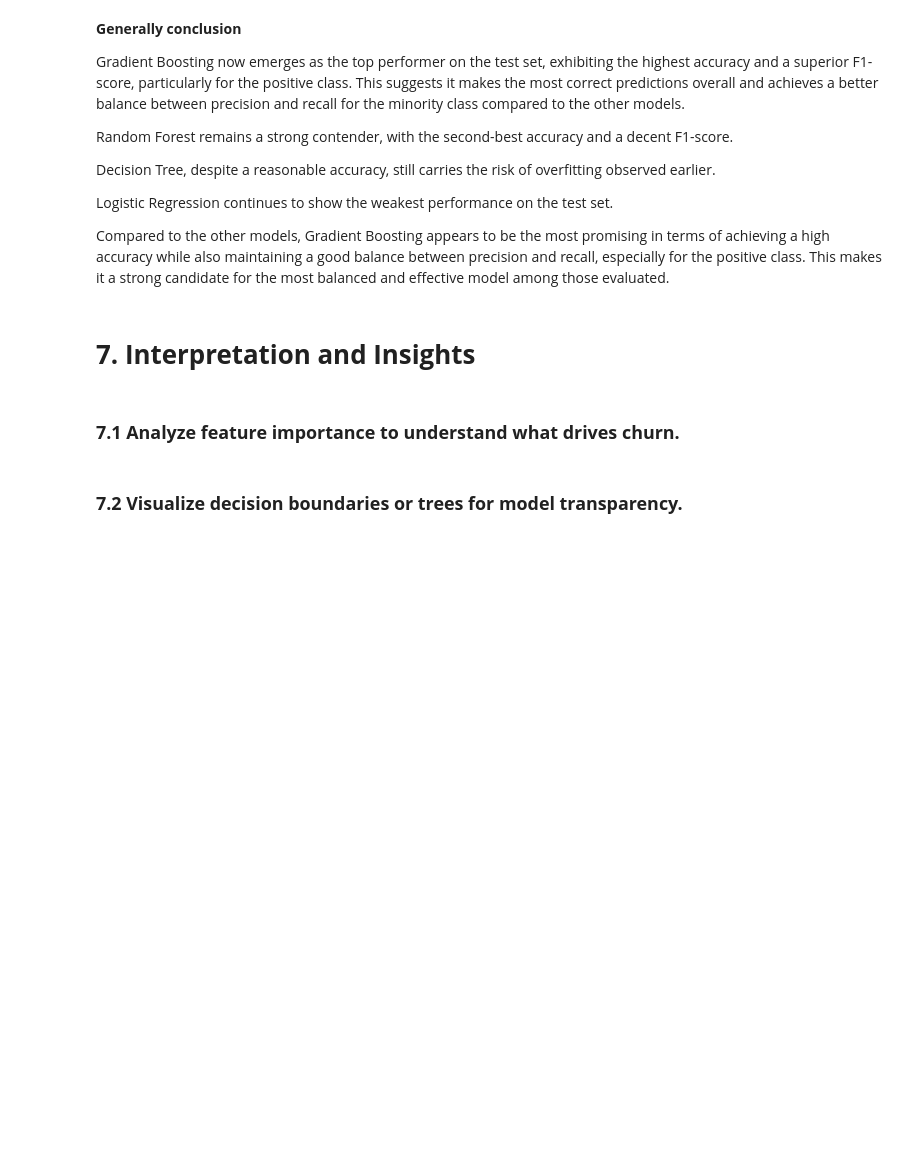
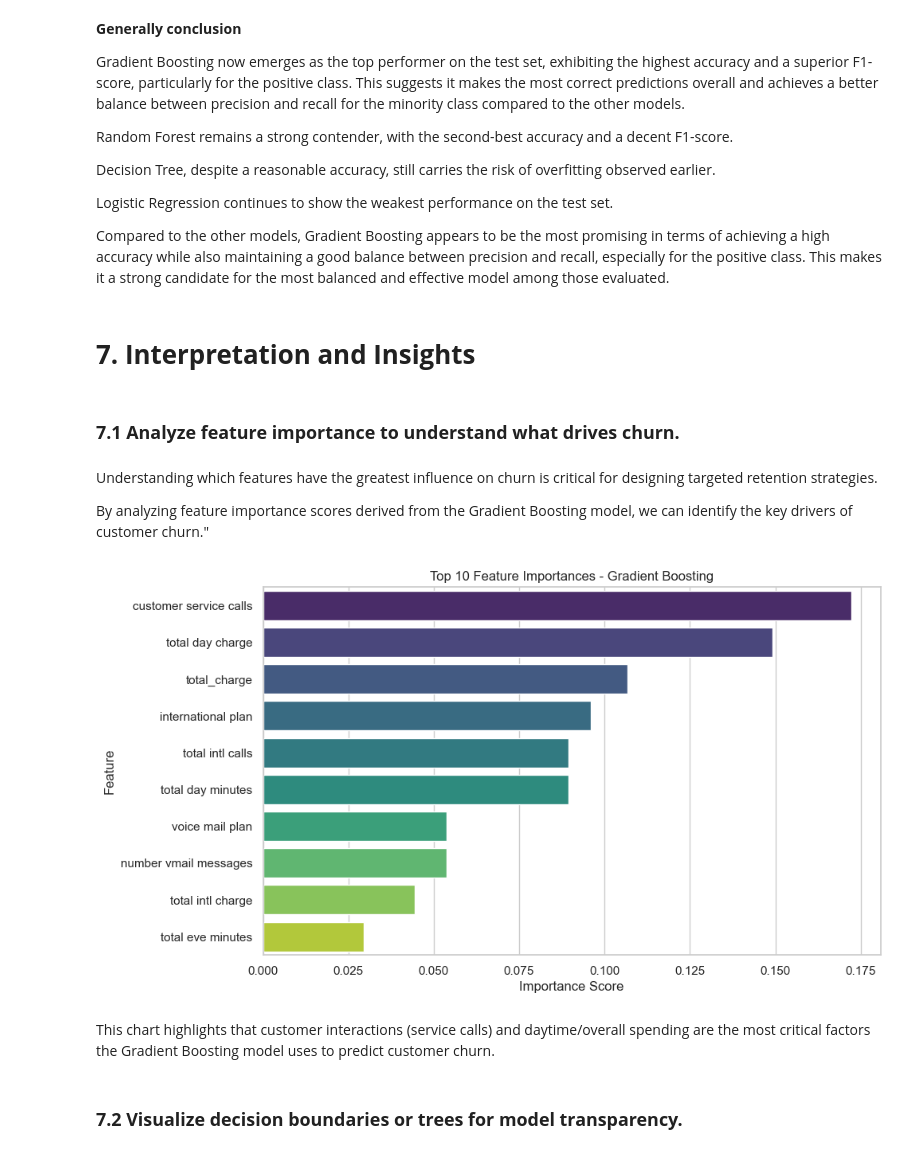
Before and after one commit to JabesGK/Jabes_Phase_3_Project, a Jupyter notebook: Phase_3_Project_Updated.ipynb, the cells around one changed output. Cells and saved outputs as stored; diff of their text form; code cells hidden in the pictures; blank space fills up the shorter version.

```diff
--- a/Phase_3_Project_Updated.ipynb
+++ b/Phase_3_Project_Updated.ipynb
@@ -944,5 +944,27 @@ Compared to the other models, Gradient Boosting appears to be the most promising
 # **7. Interpretation and Insights**
 # %% [markdown]
 ### **7.1 Analyze feature importance to understand what drives churn.**
+# %% [markdown]
+Understanding which features have the greatest influence on churn is critical for designing targeted retention strategies.
+
+By analyzing feature importance scores derived from the Gradient Boosting model, we can identify the key drivers of customer churn."
+# %%
+import matplotlib.pyplot as plt
+import seaborn as sns
+
+# Assume 'X' holds your original DataFrame before scaling
+feature_importances = pd.Series(gb_model.feature_importances_, index=X.columns).sort_values(ascending=False)
+
+# Plot the top 10 features
+plt.figure(figsize=(10, 6))
+sns.barplot(x=feature_importances[:10], y=feature_importances[:10].index, palette="viridis")
+plt.title("Top 10 Feature Importances - Gradient Boosting")
+plt.xlabel("Importance Score")
+plt.ylabel("Feature")
+plt.show()
+# %% [output]
+[figure, added]
+# %% [markdown]
+This chart highlights that customer interactions (service calls) and daytime/overall spending are the most critical factors the Gradient Boosting model uses to predict customer churn.
 # %% [markdown]
 ### **7.2 Visualize decision boundaries or trees for model transparency.**
```
Also changed, not shown: parts of 5 cells of this notebook.
